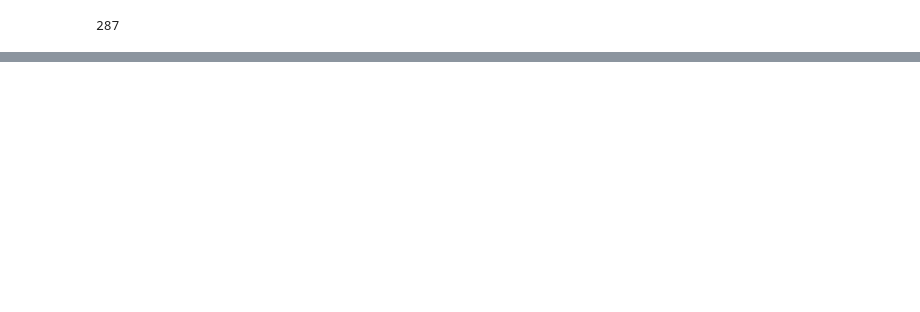
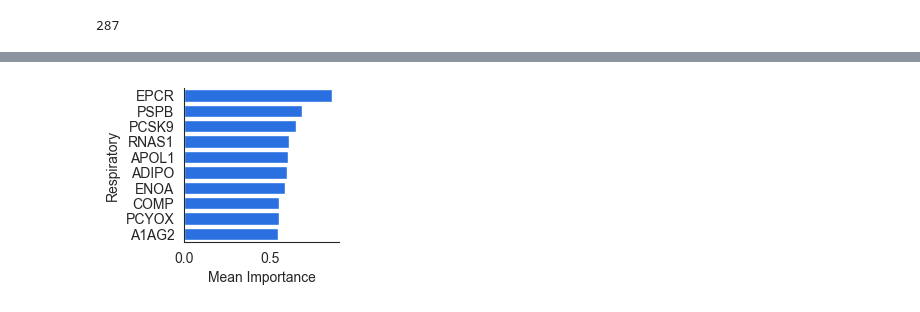
Before and after one commit to InfectionMedicineProteomics/DigitalFamilyAnalysis, a Jupyter notebook: 3_feature_selection_organ_dysfunction/organ_0_resp_pruned_labels.ipynb, the cells around one changed output, grey strips where cells are left out. Saved outputs shown, nothing was run; the diff lists cells and outputs as text; code cells hidden in the pictures; blank space fills up the shorter version.

```diff
--- a/3_feature_selection_organ_dysfunction/organ_0_resp_pruned_labels.ipynb
+++ b/3_feature_selection_organ_dysfunction/organ_0_resp_pruned_labels.ipynb
@@ -782,0 +221,3 @@ with open("models/resp_protein_scaler.pkl", "wb") as f:
+# %%
+feature_importance_results.sort_values("Mean Importance", ascending=False, inplace=True)
+feature_importance_results
@@ -782,0 +239,3 @@ with open("models/resp_protein_scaler.pkl", "wb") as f:
+# %%
+feature_importance_results = feature_importance_results.reset_index()
+feature_importance_results['feature'] = feature_importance_results['feature'].str.replace("_HUMAN", "")
@@ -782,0 +244,24 @@ with open("models/resp_protein_scaler.pkl", "wb") as f:
+# %%
+colormap = cc.glasbey_cool
+# %%
+color = colormap[0]
+# %%
+sns.set_style("white")
+
+fig, ax = plt.subplots()
+
+sns.barplot(
+    data=feature_importance_results.reset_index().head(10),
+    x="Mean Importance",
+    y="feature",
+    ax=ax,
+    color=color,
+)
+
+ax.set_ylabel("Respiratory")
+sns.despine()
+fig.set_size_inches(
+    (2, 2)
+)
+# %% [output]
+[figure, added]
```
Also changed, not shown: parts of 82 cells of this notebook, 19 other files.
